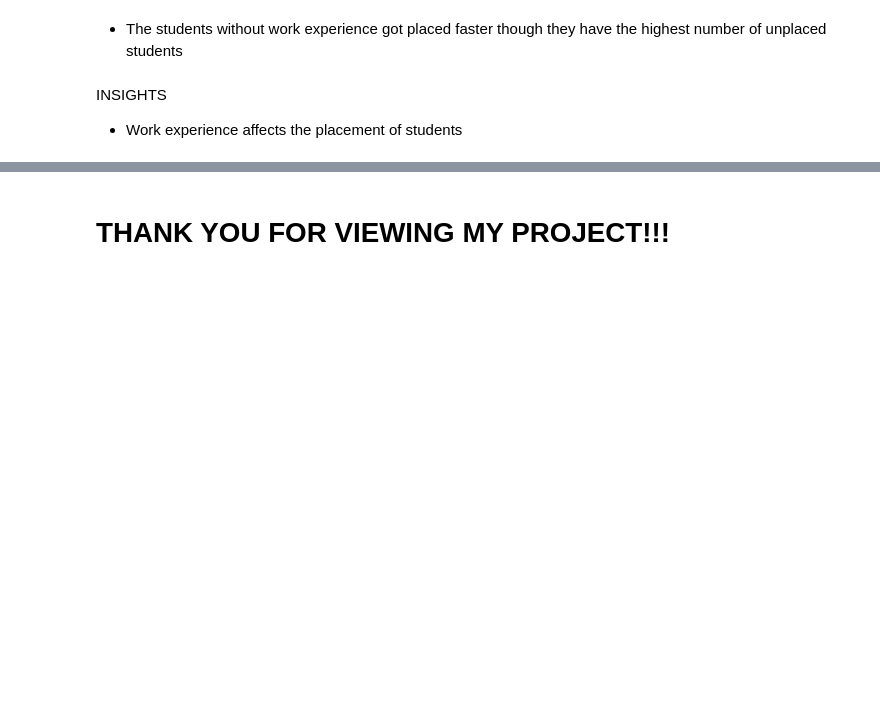
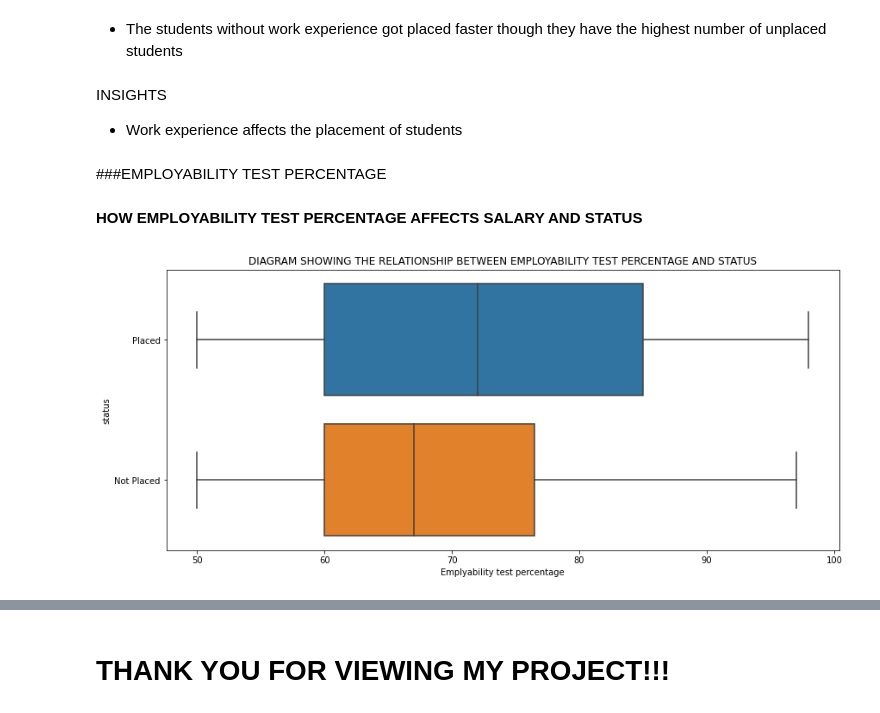
Before and after one commit to devchoplife/Campus-placement, a Jupyter notebook: school_placement.ipynb, the cells around one changed output, grey strips where cells are left out. Saved outputs shown, nothing was run; the diff lists cells and outputs as text; code cells hidden in the pictures; blank space fills up the shorter version.

```diff
--- a/school_placement.ipynb
+++ b/school_placement.ipynb
@@ -475,3 +475,15 @@ plt.show()
 INSIGHTS
 
 * Work experience affects the placement of students
+# %% [markdown]
+###EMPLOYABILITY TEST PERCENTAGE
+# %% [markdown]
+**HOW EMPLOYABILITY TEST PERCENTAGE AFFECTS SALARY AND STATUS**
+# %%
+plt.figure(figsize = (14, 6))
+sns.boxplot('etest_p', 'status', data = pment)
+plt.xlabel("Emplyability test percentage")
+plt.title("DIAGRAM SHOWING THE RELATIONSHIP BETWEEN EMPLOYABILITY TEST PERCENTAGE AND STATUS")
+plt.show()
+# %% [output]
+[figure, added]
```
Also changed, not shown: parts of 3 cells of this notebook.
